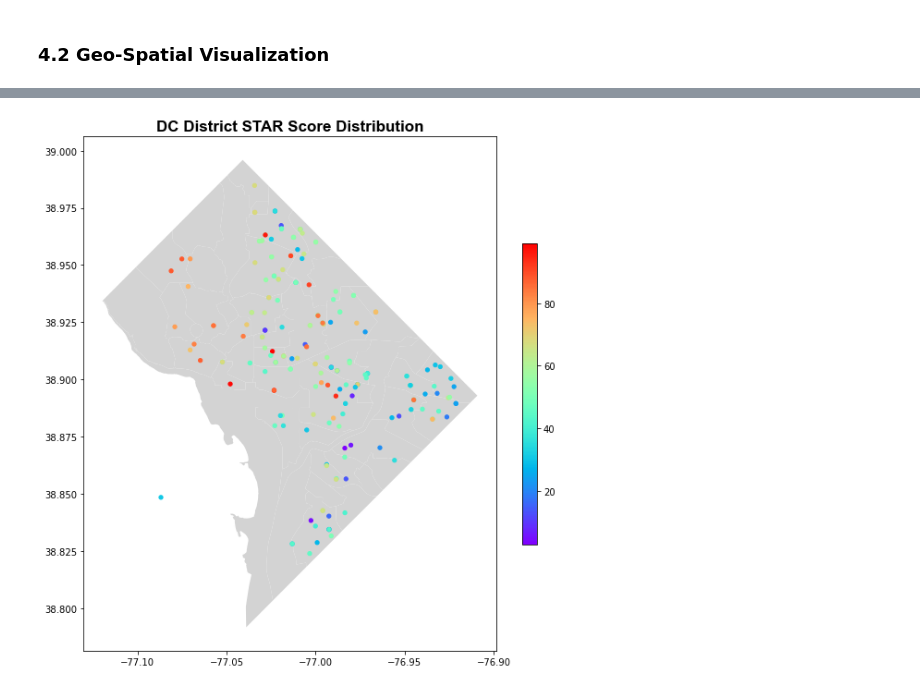
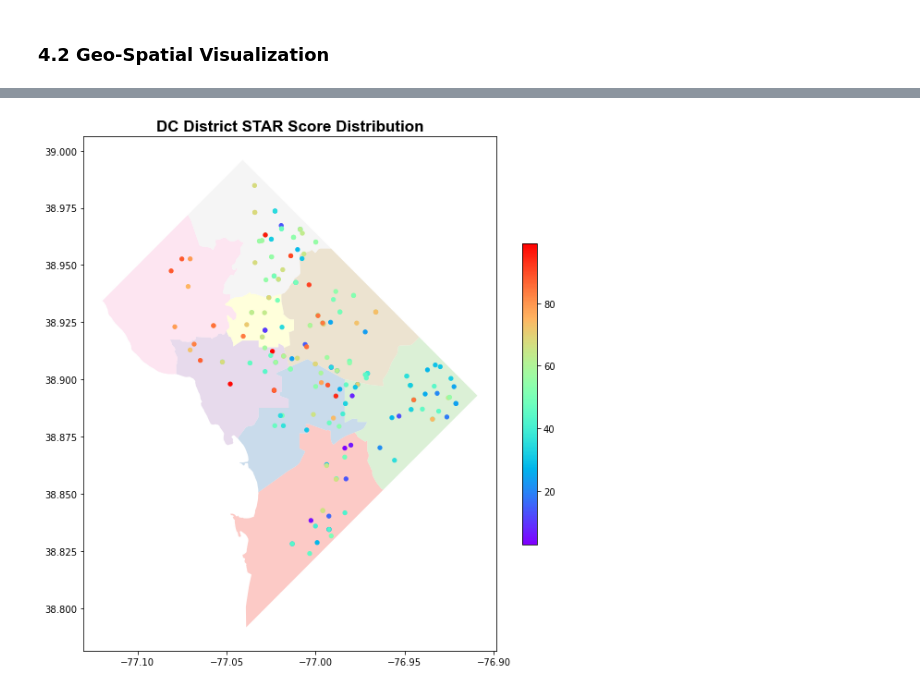
Before and after one commit to shiuanC/DC-Public-Schools-analysis, a Jupyter notebook: code/Ocean_OSSEDC_STAR_EDA.ipynb, the cells around one changed output, grey strips where cells are left out. Saved outputs shown, nothing was run; the diff lists cells and outputs as text; code cells hidden in the pictures.

```diff
--- a/code/Ocean_OSSEDC_STAR_EDA.ipynb
+++ b/code/Ocean_OSSEDC_STAR_EDA.ipynb
@@ -351,2 +355,11 @@ See the caveats in the documentation: https://pandas.pydata.org/pandas-docs/stab
 # %% [markdown]
 ### 4.2 Geo-Spatial Visualization
+# %%
+# Filter data point to DC
+geo_df_clean=geo_df[(geo_df.lng>-77.2) & (geo_df.lng<-76.9) &
+                   (geo_df.lat>38.7) & (geo_df.lng<39)]
+geo_df_clean=geo_df_clean[(geo_df_clean.lng>-77.05) | (geo_df_clean.lat>38.875)]
+geo_df_clean["pp_total_raw_DC"]=geo_df_clean["pp_total_raw_DC"].astype(str).astype(float)
+# %%
+dc_map = gpd.read_file('../Dataset/DC_Wards_from_2022/Wards_from_2022.shp')
+dc_map.to_crs(epsg=4326).plot(cmap='Pastel1', alpha = 0.7)
@@ -353,18 +369,15 @@ See the caveats in the documentation: https://pandas.pydata.org/pandas-docs/stab
 # %%
 geo_df_clean
 fig, ax = plt.subplots(figsize = (10,20))
-dc_map.to_crs(epsg=4326).plot(ax=ax,color="lightgrey")
-geo_df_clean.plot(column = 'Framework STAR Score', ax=ax, cmap = 'rainbow',
-            legend = True, legend_kwds={'shrink': 0.3},
-            markersize = 18)
+dc_map.to_crs(epsg=4326).plot(ax=ax,cmap='Pastel1', alpha = 0.7,color="lightgrey")
 geo_df_clean.plot(column = 'Framework STAR Score', ax=ax, cmap = 'rainbow',
             legend = True, legend_kwds={'shrink': 0.3},
             markersize = 18)
 ax.set_title('DC District STAR Score Distribution',fontname="Arial",fontweight="bold",fontsize=17)
 
-# fig.savefig("DC_performance_Geo_1.png")
+fig.savefig("DC_STAR_Geo.png")
 # %% [output]
-[figure, old version]
+[figure, new version]
 # %%
 geo_df_clean1=geo_df_clean[geo_df_clean["pp_total_raw_DC"]<30000]
 fig, ax = plt.subplots(figsize = (10,20))
```
Also changed, not shown: parts of 6 cells of this notebook, 9 other files.
